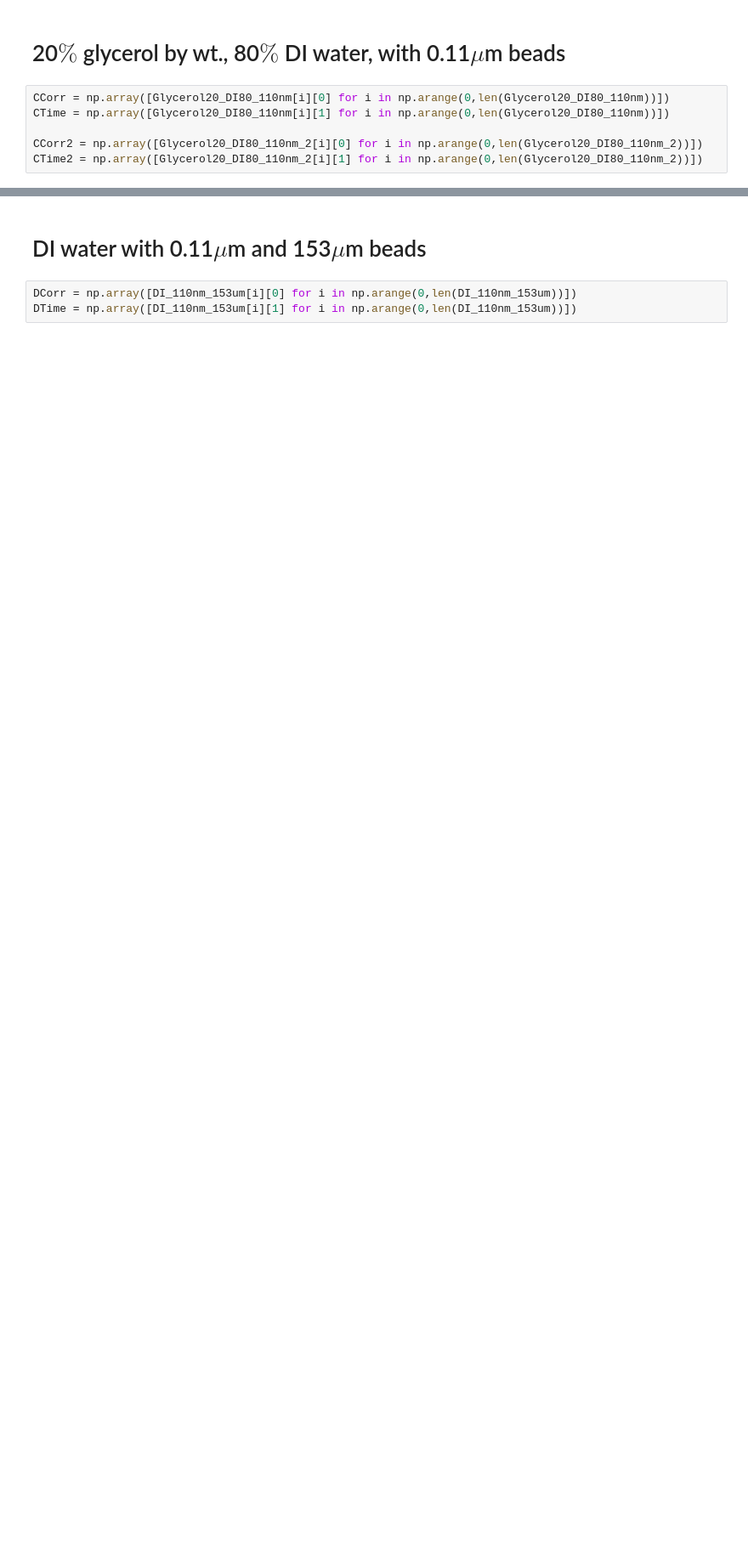
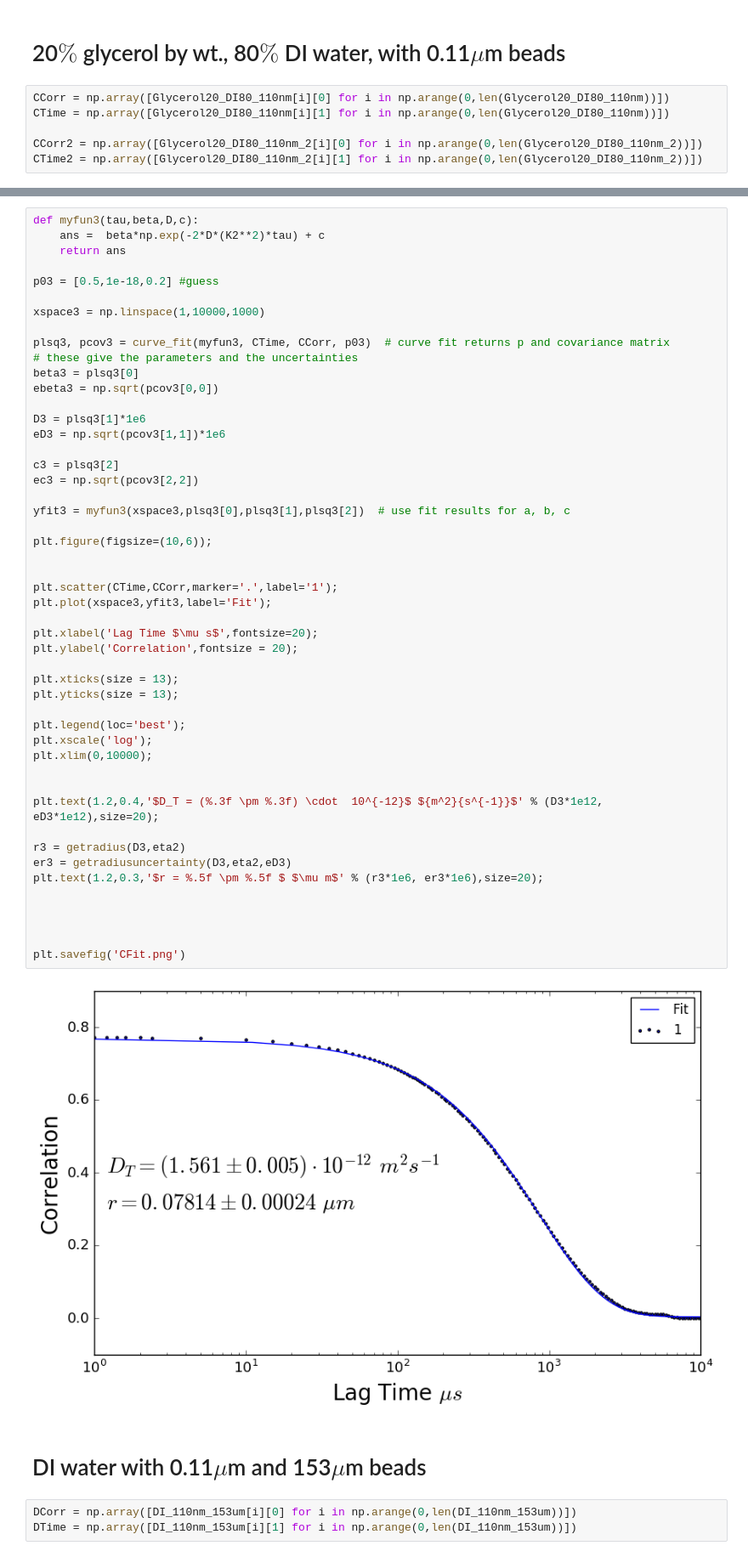
Before and after one commit to B-Rich/QLab, a Jupyter notebook: DynamicLightScattering/Analysis.ipynb, the cells around one changed output, grey strips where cells are left out. Shown at 85% size. Cells and saved outputs as stored; diff of their text form; blank space fills up the shorter version.

```diff
--- a/DynamicLightScattering/Analysis.ipynb
+++ b/DynamicLightScattering/Analysis.ipynb
@@ -95,3 +172,54 @@ plt.yticks(size = 13);
+# %%
+def myfun3(tau,beta,D,c):
+    ans =  beta*np.exp(-2*D*(K2**2)*tau) + c
+    return ans
+
+p03 = [0.5,1e-18,0.2] #guess
+
+xspace3 = np.linspace(1,10000,1000)
+
+plsq3, pcov3 = curve_fit(myfun3, CTime, CCorr, p03)  # curve fit returns p and covariance matrix
+# these give the parameters and the uncertainties
+beta3 = plsq3[0]
+ebeta3 = np.sqrt(pcov3[0,0])
+
+D3 = plsq3[1]*1e6
+eD3 = np.sqrt(pcov3[1,1])*1e6
+
+c3 = plsq3[2]
+ec3 = np.sqrt(pcov3[2,2])
+
+yfit3 = myfun3(xspace3,plsq3[0],plsq3[1],plsq3[2])  # use fit results for a, b, c
+
+plt.figure(figsize=(10,6));
+
+
+plt.scatter(CTime,CCorr,marker='.',label='1');
+plt.plot(xspace3,yfit3,label='Fit');
+
+plt.xlabel('Lag Time $\mu s$',fontsize=20);
+plt.ylabel('Correlation',fontsize = 20);
+
+plt.xticks(size = 13);
+plt.yticks(size = 13);
+
+plt.legend(loc='best');
+plt.xscale('log');
+plt.xlim(0,10000);
+
+
+plt.text(1.2,0.4,'$D_T = (%.3f \pm %.3f) \cdot  10^{-12}$ ${m^2}{s^{-1}}$' % (D3*1e12, eD3*1e12),size=20);
+
+r3 = getradius(D3,eta2)
+er3 = getradiusuncertainty(D3,eta2,eD3)
+plt.text(1.2,0.3,'$r = %.5f \pm %.5f $ $\mu m$' % (r3*1e6, er3*1e6),size=20);
+
+
+
+
+plt.savefig('CFit.png')
+# %% [output]
+[figure, added]
 # %% [markdown]
 # DI water with 0.11$\mu$m and 153$\mu$m  beads
 # %%
```
Also changed, not shown: parts of 10 cells of this notebook, 4 other files.
